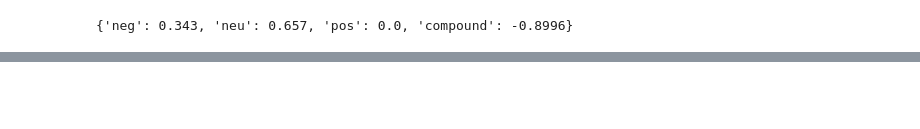
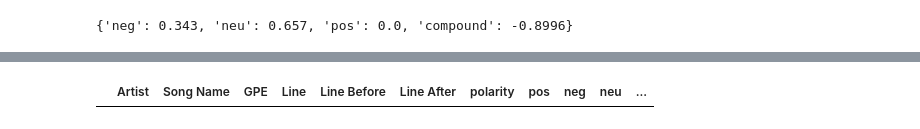
Before and after one commit to LucasTrg/CDS, a Jupyter notebook: NLP.ipynb, the cells around one changed output, grey strips where cells are left out. Cells and saved outputs as stored; diff of their text form; code cells hidden in the pictures; blank space fills up the shorter version.

```diff
--- a/NLP.ipynb
+++ b/NLP.ipynb
@@ -178,0 +213,4 @@ df
+# %%
+df_sample[df_sample.GPE=="Bonita"]
+# %% [output]
+|  | Artist | Song Name | GPE | Line | Line Before | Line After | polarity | pos | neg | neu | ... |
```
Also changed, not shown: parts of 31 cells of this notebook, 1 other file.
